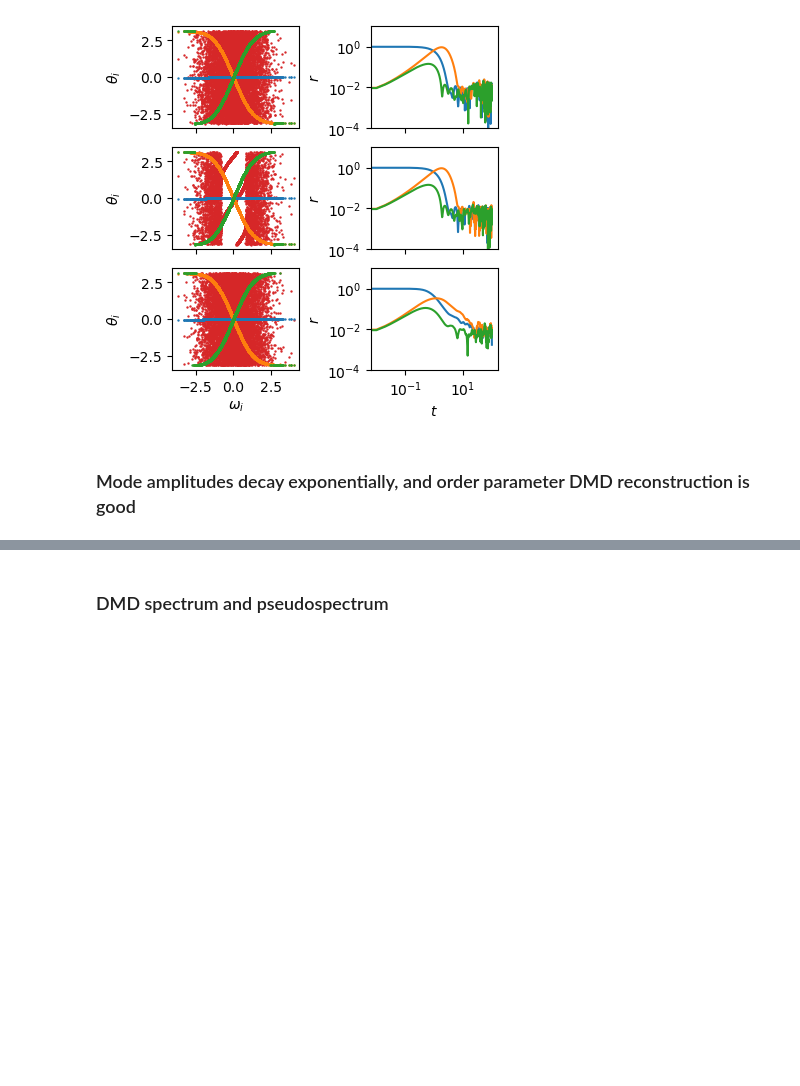
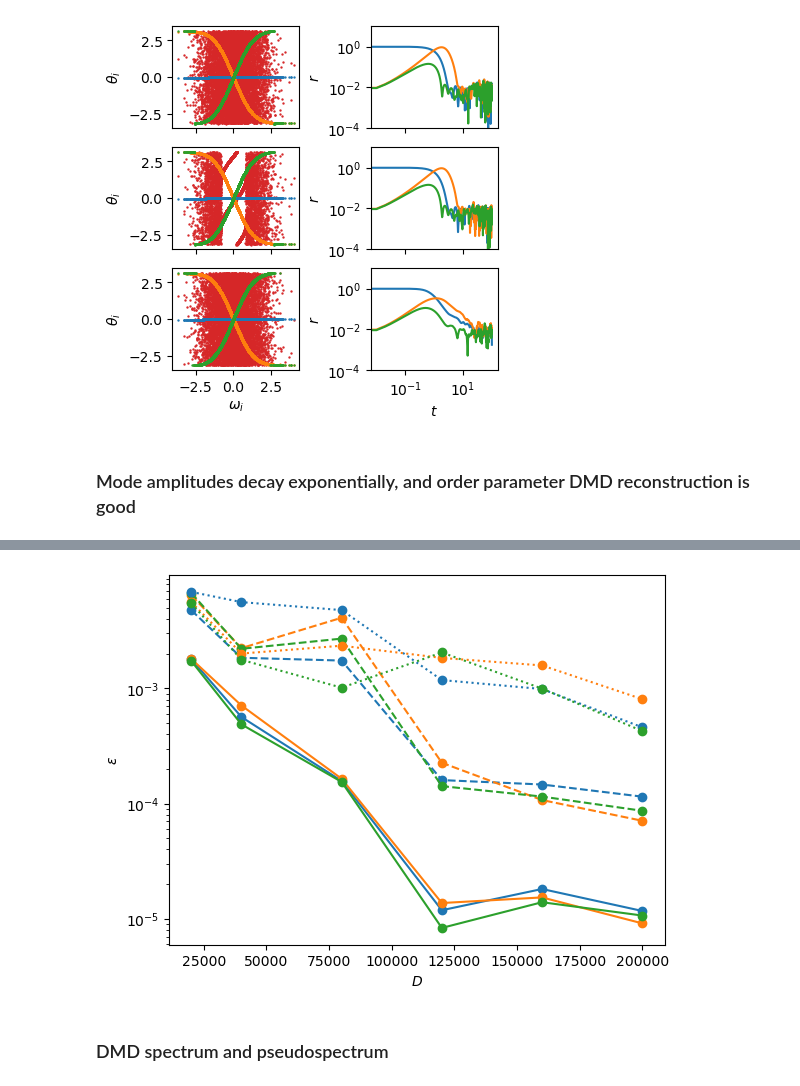
Before and after one commit to znicolaou/kuramoto, a Jupyter notebook: dmdplot.ipynb, the cells around one changed output, grey strips where cells are left out. Cells and saved outputs as stored; diff of their text form; code cells hidden in the pictures; blank space fills up the shorter version.

```diff
--- a/dmdplot.ipynb
+++ b/dmdplot.ipynb
@@ -244,3 +252,18 @@ data/dmd15/ 2
+# %%
+plt.plot(ds[::9],es[::9],marker='o',c=colors[0],ls='-')
+plt.plot(ds[1::9],es[1::9],marker='o',c=colors[1],ls='-')
+plt.plot(ds[2::9],es[2::9],marker='o',c=colors[2],ls='-')
+plt.plot(ds[3::9],es[3::9],marker='o',c=colors[0],ls='--')
+plt.plot(ds[4::9],es[4::9],marker='o',c=colors[1],ls='--')
+plt.plot(ds[5::9],es[5::9],marker='o',c=colors[2],ls='--')
+plt.plot(ds[6::9],es[6::9],marker='o',c=colors[0],ls=':')
+plt.plot(ds[7::9],es[7::9],marker='o',c=colors[1],ls=':')
+plt.plot(ds[8::9],es[8::9],marker='o',c=colors[2],ls=':')
+plt.xlabel(r'$D$')
+plt.ylabel(r'$\varepsilon$')
+plt.yscale('log')
+# %% [output]
+[figure, added]
 # %% [markdown]
 ### DMD spectrum and pseudospectrum
 # %%
```
Also changed, not shown: parts of 10 cells of this notebook, 2 other files.
